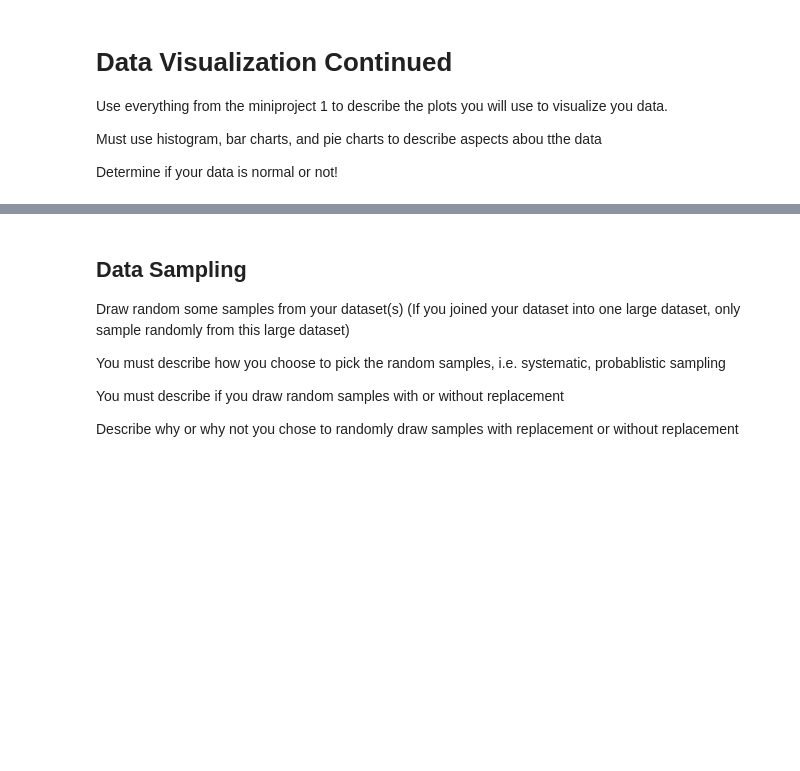
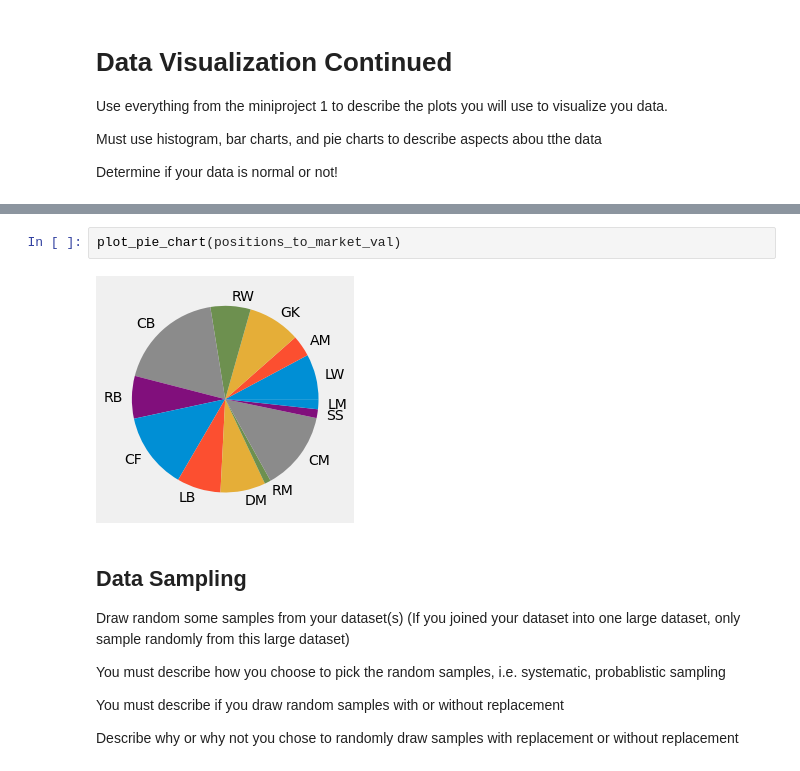
Before and after one commit to Sanzv/epl-players, a Jupyter notebook: final-project.ipynb, the cells around one changed output, grey strips where cells are left out. Cells and saved outputs as stored; diff of their text form; blank space fills up the shorter version.

```diff
--- a/final-project.ipynb
+++ b/final-project.ipynb
@@ -237,3 +226,7 @@ relation of page viewes and market value in scatter plot
+# %%
+plot_pie_chart(positions_to_market_val)
+# %% [output]
+[figure, added]
 # %% [markdown]
 ## Data Sampling
 
```
Also changed, not shown: parts of 10 cells of this notebook.
